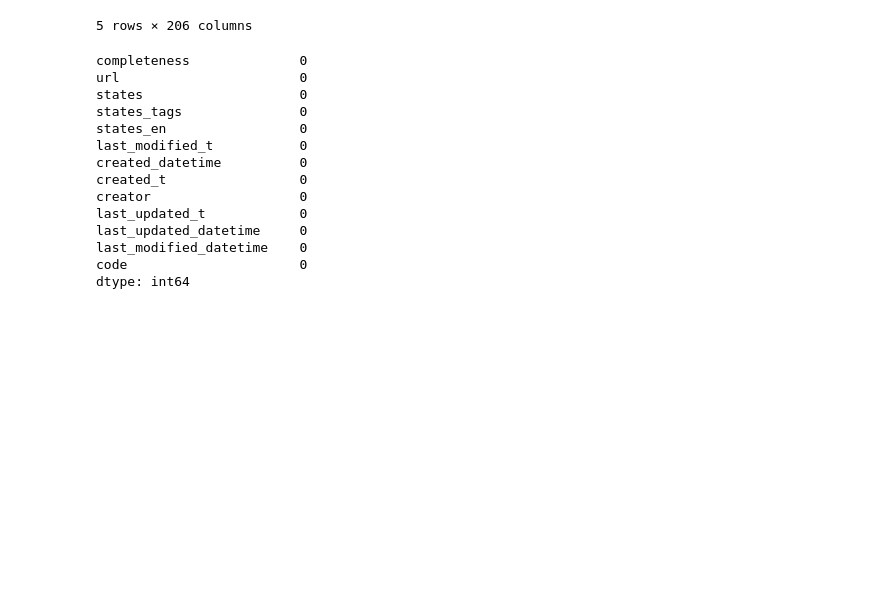
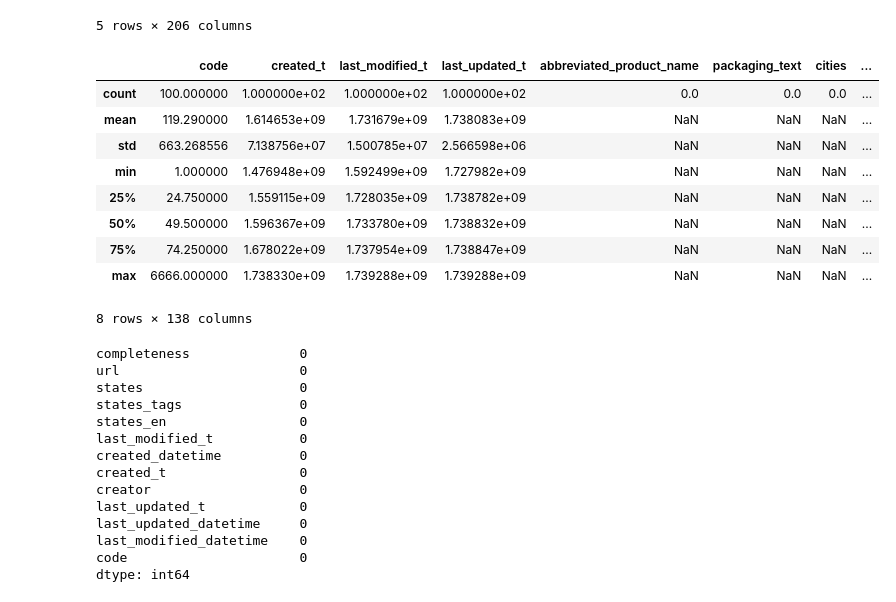
Before and after one commit to HerySon/teaching_ml_bis_2025, a Jupyter notebook: notebooks/Tache0.ipynb, the cells around one changed output. Drawn from its saved outputs; the diff is of its cells as text; code cells hidden in the pictures; blank space fills up the shorter version.

```diff
--- a/notebooks/Tache0.ipynb
+++ b/notebooks/Tache0.ipynb
@@ -65,6 +65,19 @@ df.head()
 | 3 | 1 | http://world-en.openfoodfacts.org... | inf | 1634745456 | 2021-10-20T15:57:36Z | 1738676541 | 2025-02-04T13:42:21Z | ... |
 | 4 | 105 | http://world-en.openfoodfacts.org... | kiliweb | 1572117743 | 2019-10-26T19:22:23Z | 1738073570 | 2025-01-28T14:12:50Z | ... |
 5 rows × 206 columns
+# %%
+df.describe()
+# %% [output]
+|  | code | created_t | last_modified_t | last_updated_t | abbreviated_product_name | packaging_text | cities | ... |
+| count | 100.000000 | 1.000000e+02 | 1.000000e+02 | 1.000000e+02 | 0.0 | 0.0 | 0.0 | ... |
+| mean | 119.290000 | 1.614653e+09 | 1.731679e+09 | 1.738083e+09 | NaN | NaN | NaN | ... |
+| std | 663.268556 | 7.138756e+07 | 1.500785e+07 | 2.566598e+06 | NaN | NaN | NaN | ... |
+| min | 1.000000 | 1.476948e+09 | 1.592499e+09 | 1.727982e+09 | NaN | NaN | NaN | ... |
+| 25% | 24.750000 | 1.559115e+09 | 1.728035e+09 | 1.738782e+09 | NaN | NaN | NaN | ... |
+| 50% | 49.500000 | 1.596367e+09 | 1.733780e+09 | 1.738832e+09 | NaN | NaN | NaN | ... |
+| 75% | 74.250000 | 1.678022e+09 | 1.737954e+09 | 1.738847e+09 | NaN | NaN | NaN | ... |
+| max | 6666.000000 | 1.738330e+09 | 1.739288e+09 | 1.739288e+09 | NaN | NaN | NaN | ... |
+8 rows × 138 columns
 # %%
 # Si on préfère tirer au hasard X produits de notre échantillons : df.sample(X)
 # df.sample(10)
```
Also changed, not shown: parts of 10 cells of this notebook.
